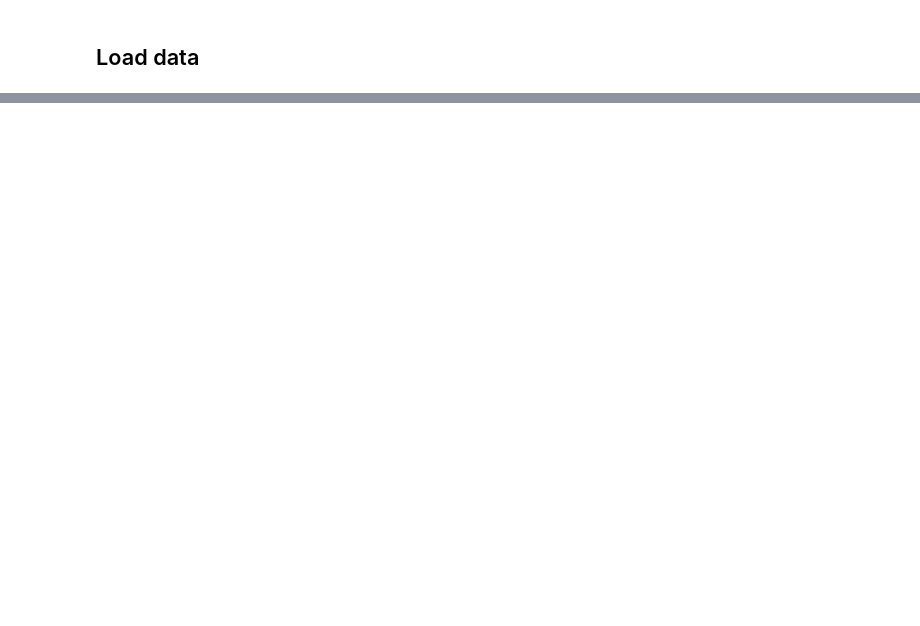
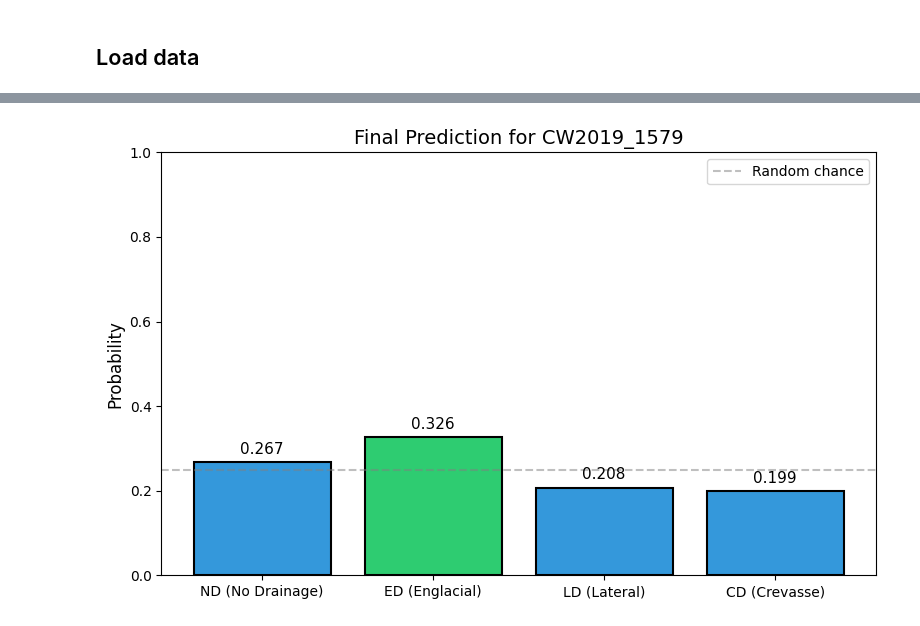
Before and after one commit to YaoGroup/lake-vision, a Jupyter notebook: demos/demo_training.ipynb, the cells around one changed output, grey strips where cells are left out. Saved outputs shown, nothing was run; the diff lists cells and outputs as text; code cells hidden in the pictures; blank space fills up the shorter version.

```diff
--- a/demos/demo_training.ipynb
+++ b/demos/demo_training.ipynb
@@ -51,0 +196,21 @@ Sample shapes:
+# %%
+# Final evaluation
+model.eval()
+with torch.no_grad():
+    img_seq, area_seq, label, lake_id = dataset[0]
+    img_seq = img_seq.unsqueeze(0).to(device)
+    area_seq = area_seq.unsqueeze(0).to(device)
+
+    logits = model(img_seq, area_seq, None)
+    probs = torch.softmax(logits, dim=1).cpu().numpy().flatten()
+    pred = logits.argmax(dim=1).item()
+
+class_names = ['ND (No Drainage)', 'ED (Englacial)', 'LD (Lateral)', 'CD (Crevasse)']
+
+print(f"Lake: {lake_id}")
+print(f"True label: {label.item()} ({class_names[label.item()]})")
+print(f"Predicted:  {pred} ({class_names[pred]})")
+print(f"\nClass probabilities:")
+for i, (name, prob) in enumerate(zip(class_names, probs)):
+    marker = " <--" if i == label.item() else ""
+    print(f"  {name}: {prob:.4f}{marker}")
@@ -51,0 +227,22 @@ Sample shapes:
+# %%
+# Visualize final probabilities
+fig, ax = plt.subplots(figsize=(8, 5))
+
+colors = ['#2ecc71' if i == label.item() else '#3498db' for i in range(4)]
+bars = ax.bar(class_names, probs, color=colors, edgecolor='black', linewidth=1.5)
+
+ax.set_ylabel('Probability', fontsize=12)
+ax.set_title(f'Final Prediction for {lake_id}', fontsize=14)
+ax.set_ylim(0, 1)
+ax.axhline(y=0.25, color='gray', linestyle='--', alpha=0.5, label='Random chance')
+
+# Add value labels on bars
+for bar, prob in zip(bars, probs):
+    ax.text(bar.get_x() + bar.get_width()/2, bar.get_height() + 0.02,
+            f'{prob:.3f}', ha='center', fontsize=11)
+
+ax.legend()
+plt.tight_layout()
+plt.show()
+# %% [output]
+[figure, added]
```
Also changed, not shown: parts of 7 cells of this notebook.
